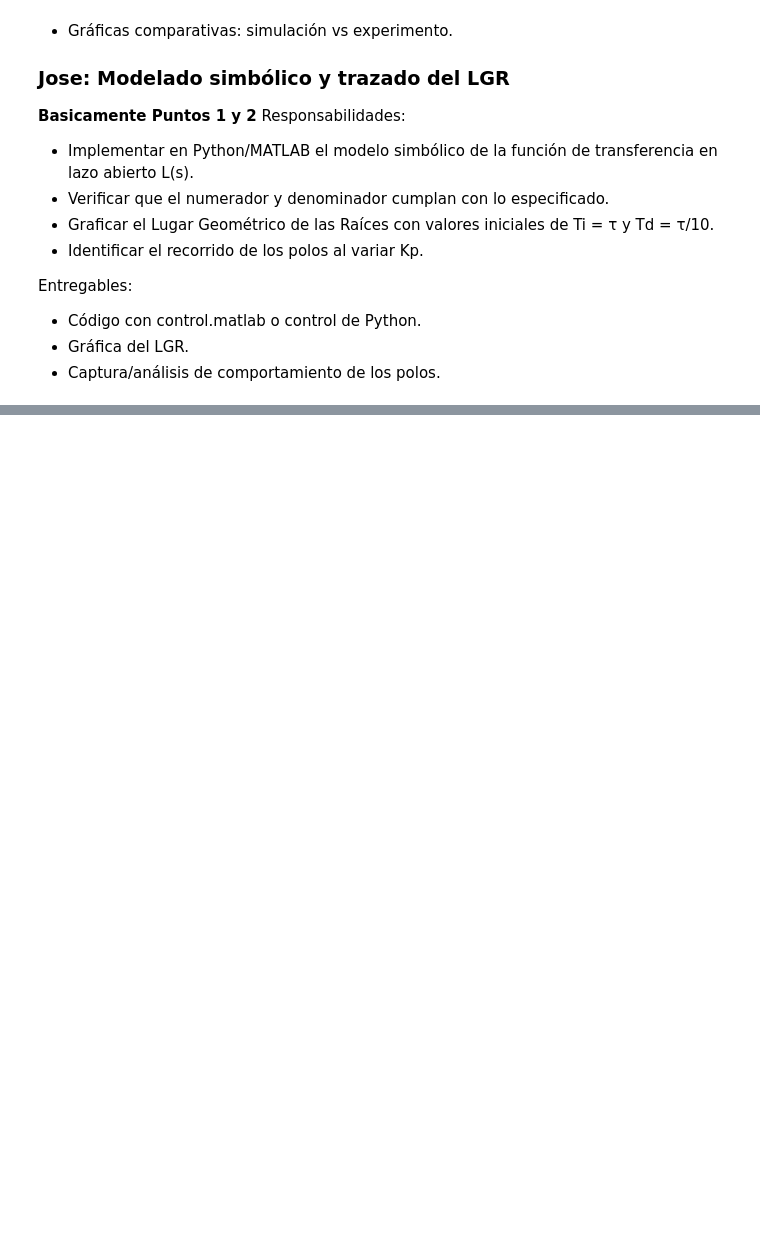
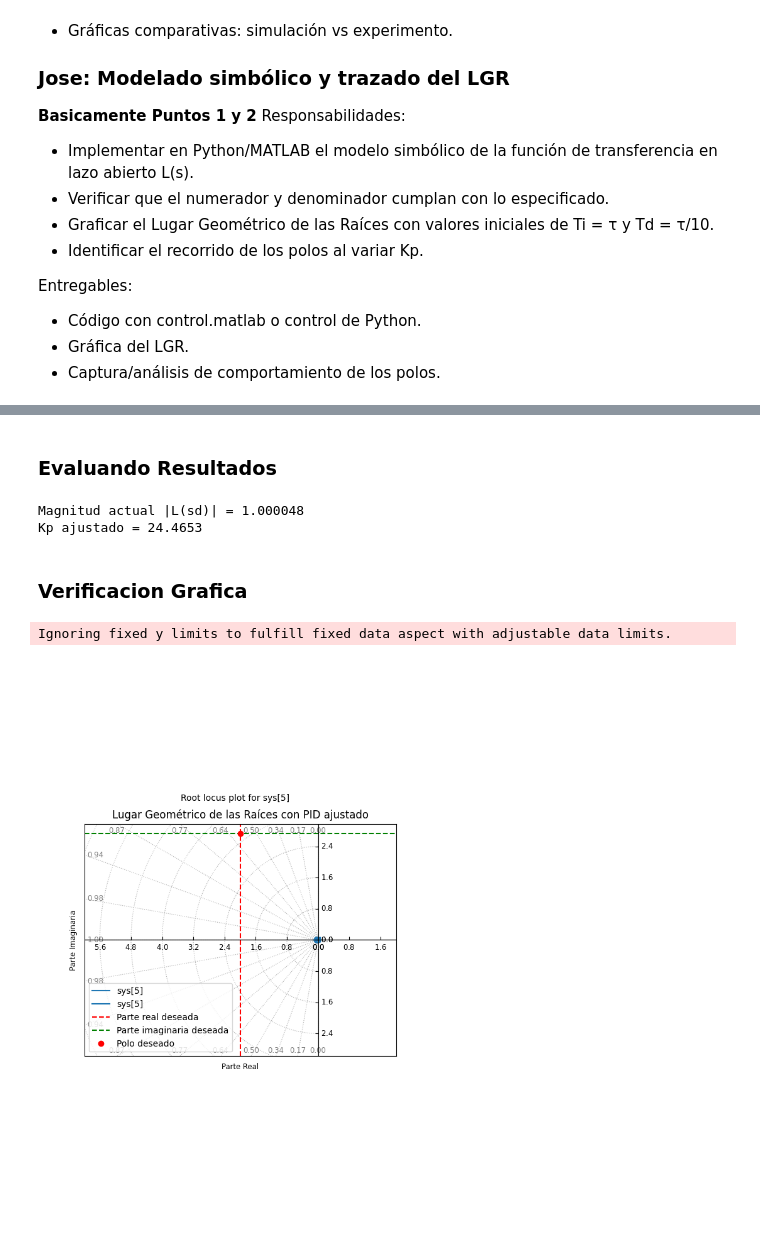
Before and after one commit to jbcgames/Parcia_2_Control, a Jupyter notebook: Laboratorio.ipynb, the cells around one changed output, grey strips where cells are left out. Cells and saved outputs as stored; diff of their text form; code cells hidden in the pictures; blank space fills up the shorter version.

Commit message:
Resultado Laboratiorio

```diff
--- a/Laboratorio.ipynb
+++ b/Laboratorio.ipynb
@@ -45,0 +248,63 @@ Entregables:
+# %% [markdown]
+### Evaluando Resultados
+# %%
+# Reutilar los resultados obtenidos
+Kp_pre, Ti_opt, Td_opt = resultado.x
+
+# Calculamos el valor actual de |L(sd)|
+s_d = -2.0 + 2.72875270768368j
+
+# Numerador y denominador del controlador PID
+num = Ti_opt * Td_opt * s_d**2 + Ti_opt * s_d + 1
+den = Ti_opt * s_d * (tau * s_d + 1)
+
+# Magnitud actual
+modulo_actual = abs(K * (num / den)) * Kp_pre
+
+# Ajuste afín de Kp
+Kp_ajustado = Kp_pre / modulo_actual
+
+print(f"Magnitud actual |L(sd)| = {modulo_actual:.6f}")
+print(f"Kp ajustado = {Kp_ajustado:.4f}")
+# %% [output]
+Magnitud actual |L(sd)| = 1.000048
+Kp ajustado = 24.4653
+# %% [markdown]
+### Verificacion Grafica
+# %%
+import matplotlib.pyplot as plt
+import control as ctrl
+
+# Crear la función de transferencia del lazo abierto con PID ajustado
+# PID: C(s) = Kp * (Td*Ti*s^2 + Ti*s + 1) / (Ti*s)
+num_pid = [Kp_ajustado * Td_opt * Ti_opt, Kp_ajustado * Ti_opt, Kp_ajustado]
+den_pid = [Ti_opt, 0]
+
+# Planta: G(s) = K / (tau*s + 1), sin retardo (el LGR no soporta e^{-θs})
+num_plant = [K]
+den_plant = [tau, 1]
+
+# Lazo abierto: L(s) = G(s) * C(s)
+L = ctrl.TransferFunction(np.polymul(num_pid, num_plant),
+                          np.polymul(den_pid, den_plant))
+
+# Graficar LGR
+plt.figure()
+ctrl.root_locus(L)
+plt.axvline(x=np.real(s_d), color='red', linestyle='--', label='Parte real deseada')
+plt.axhline(y=np.imag(s_d), color='green', linestyle='--', label='Parte imaginaria deseada')
+plt.plot(np.real(s_d), np.imag(s_d), 'ro', label='Polo deseado')
+
+# Forzar límites del gráfico alrededor del punto deseado
+plt.xlim(-6, 2)
+plt.ylim(-5, 5)
+
+plt.grid(True)
+plt.legend()
+plt.title("Lugar Geométrico de las Raíces con PID ajustado")
+plt.xlabel("Parte Real")
+plt.ylabel("Parte Imaginaria")
+plt.show()
+# %% [output]
+Ignoring fixed y limits to fulfill fixed data aspect with adjustable data limits.
+[figure, added]
```
Also changed, not shown: parts of 24 cells of this notebook.
